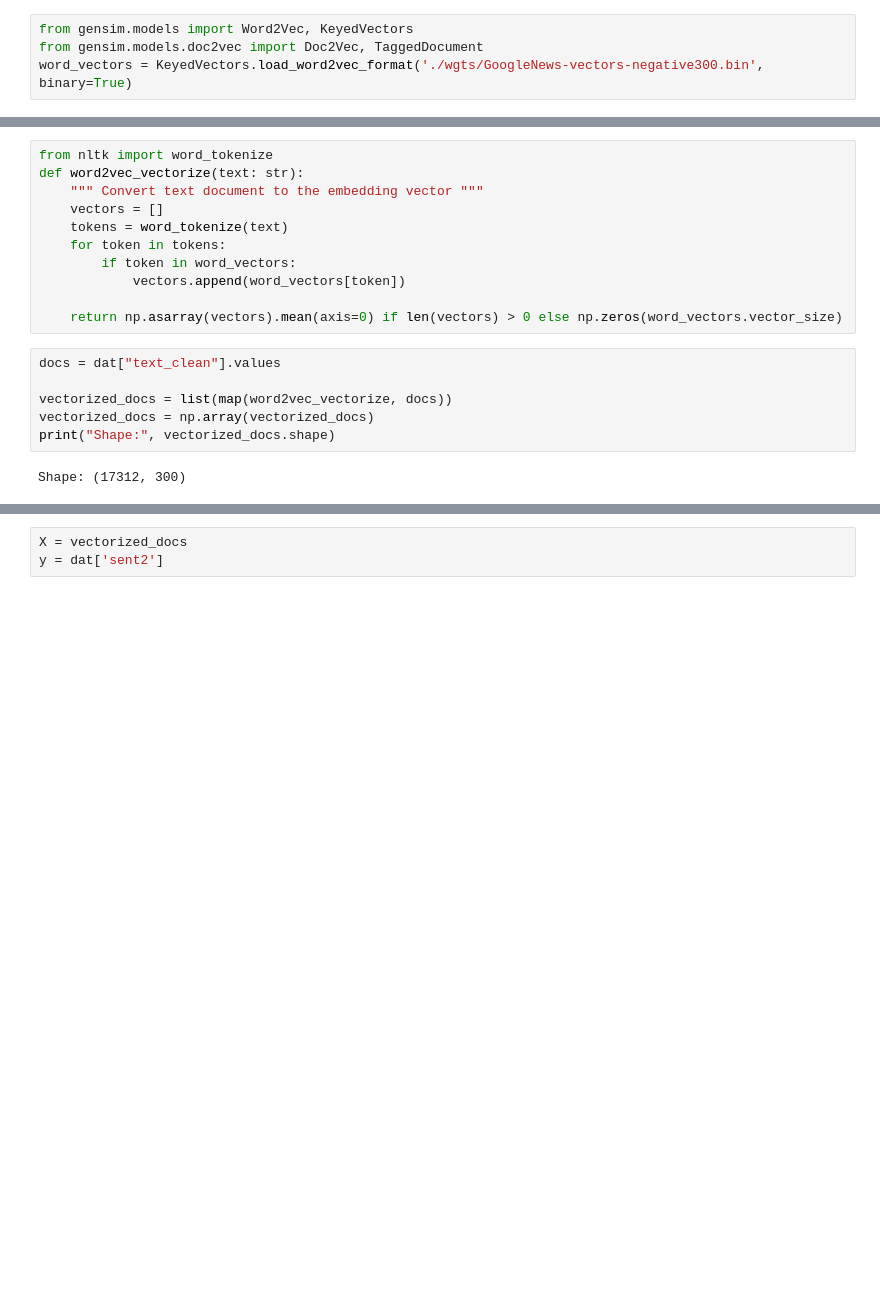
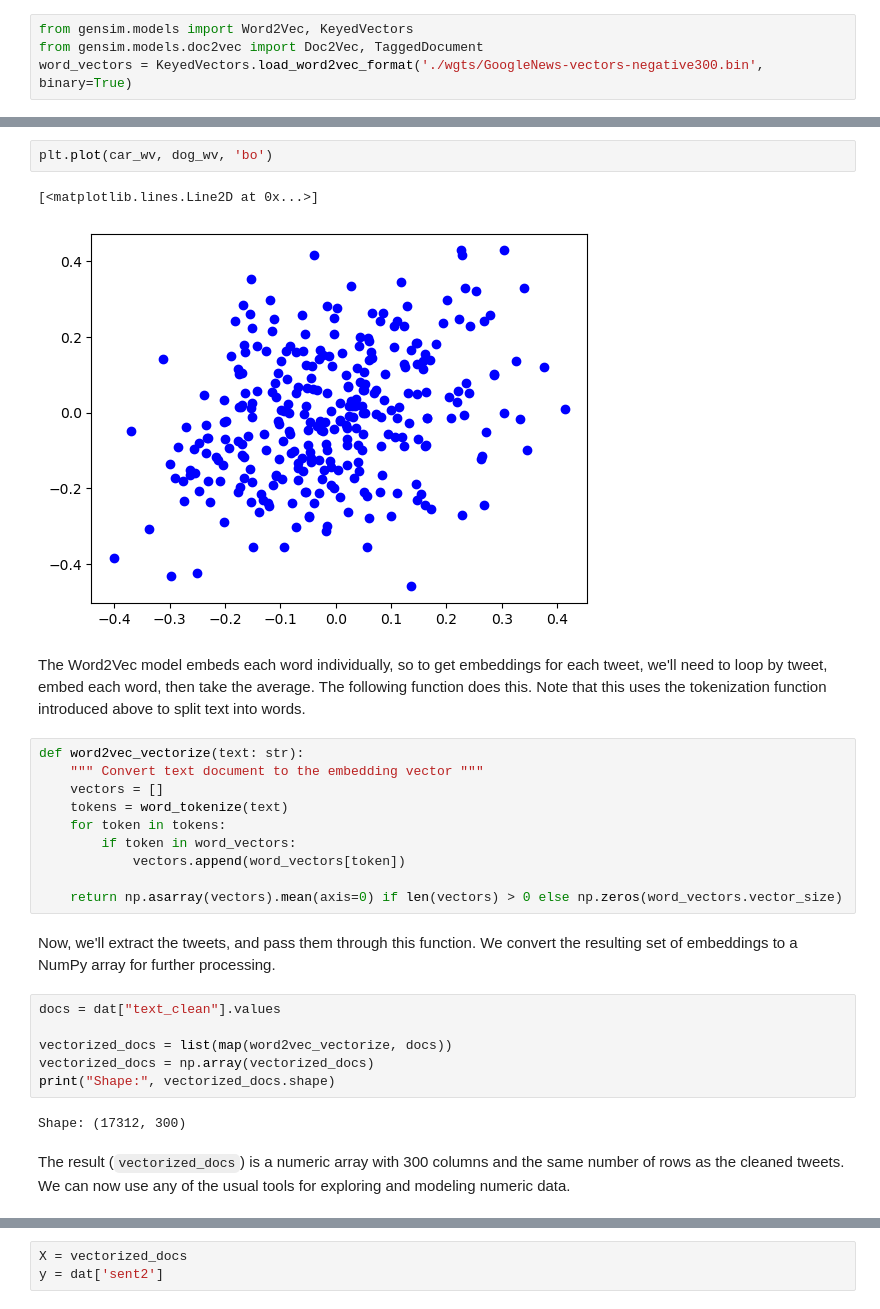
Before and after one commit to simonbrewer/MAGIC_AI_Workshop, a Jupyter notebook: Lab03_NLP/MAGIC_03_NLP.ipynb, the cells around one changed output, grey strips where cells are left out. Cells and saved outputs as stored; diff of their text form; blank space fills up the shorter version.

Commit message:
Update MAGIC_03_NLP.ipynb
Text and functions through to end. K-means added

```diff
--- a/Lab03_NLP/MAGIC_03_NLP.ipynb
+++ b/Lab03_NLP/MAGIC_03_NLP.ipynb
@@ -352,5 +370,11 @@ plt.plot(wv_climate, wv_weather, 'bo')
+# %%
+plt.plot(car_wv, dog_wv, 'bo')
+# %% [output]
+[<matplotlib.lines.Line2D at 0x...>]
+[figure, added]
+# %% [markdown]
+The Word2Vec model embeds each word individually, so to get embeddings for each tweet, we'll need to loop by tweet, embed each word, then take the average. The following function does this. Note that this uses the tokenization function introduced above to split text into words.
 # %%
-from nltk import word_tokenize
 def word2vec_vectorize(text: str):
     """ Convert text document to the embedding vector """
     vectors = []
@@ -360,6 +384,8 @@ def word2vec_vectorize(text: str):
             vectors.append(word_vectors[token])
 
     return np.asarray(vectors).mean(axis=0) if len(vectors) > 0 else np.zeros(word_vectors.vector_size)
+# %% [markdown]
+Now, we'll extract the tweets, and pass them through this function. We convert the resulting set of embeddings to a NumPy array for further processing.
 # %%
 docs = dat["text_clean"].values
 
@@ -368,3 +394,5 @@ vectorized_docs = np.array(vectorized_docs)
 print("Shape:", vectorized_docs.shape)
 # %% [output]
 Shape: (17312, 300)
+# %% [markdown]
+The result (`vectorized_docs`) is a numeric array with 300 columns and the same number of rows as the cleaned tweets. We can now use any of the usual tools for exploring and modeling numeric data.
```
Also changed, not shown: parts of 33 cells of this notebook.
